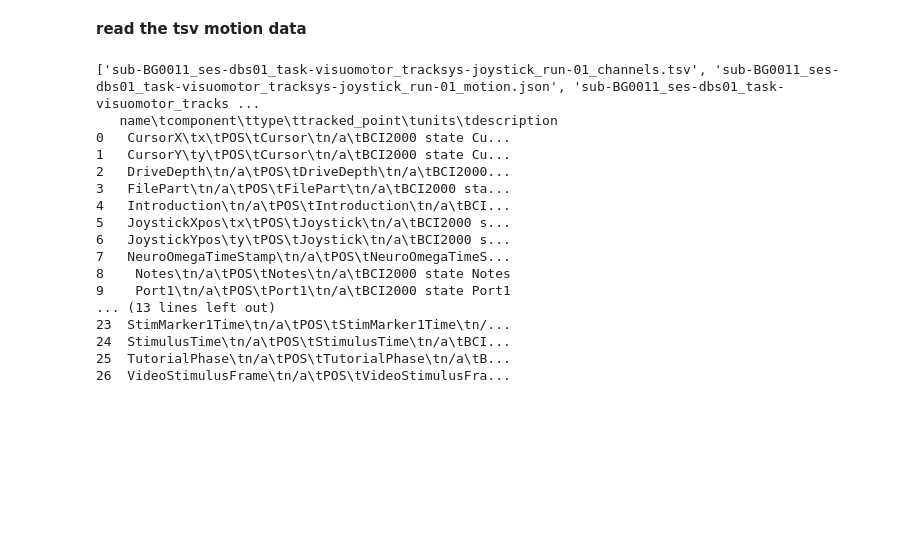
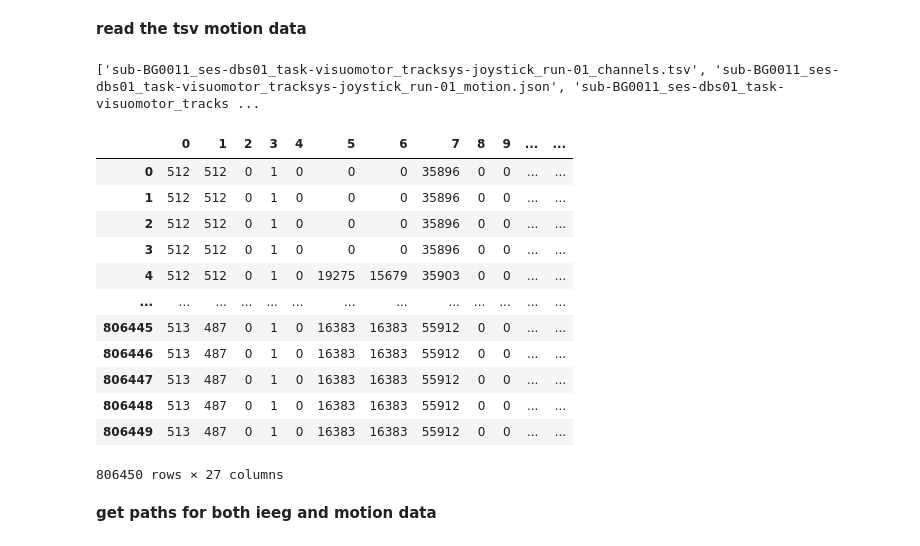
Before and after one commit to alexanderspeer/joystick_test_env, a Jupyter notebook: python_da/surgery_da/dbs_review.ipynb, the cells around one changed output. Saved outputs shown, nothing was run; the diff lists cells and outputs as text; code cells hidden in the pictures; blank space fills up the shorter version.

```diff
--- a/python_da/surgery_da/dbs_review.ipynb
+++ b/python_da/surgery_da/dbs_review.ipynb
@@ -183,32 +183,43 @@ a.u.                                   True           exported_as_ieeg
 # %% [markdown]
 **read the tsv motion data**
 # %%
+from IPython.display import display
+
 MOTION_PATH = os.path.join(DBS_case_path, "ses-dbs01/motion")
 
 print(os.listdir(MOTION_PATH))
 
-PATH_TO_MOTION_TSV = os.path.join(MOTION_PATH, "sub-BG0011_ses-dbs01_task-visuomotor_tracksys-joystick_run-01_channels.tsv" )
+PATH_TO_MOTION_TSV = os.path.join(MOTION_PATH, "sub-BG0011_ses-dbs01_task-visuomotor_tracksys-joystick_run-01_motion.tsv" )
 
-read_motion_tsv = pd.read_csv(PATH_TO_MOTION_TSV, sep="/t")
+read_motion_tsv = pd.read_csv(
+    PATH_TO_MOTION_TSV,
+    sep="\t",
+    header=None #you can specify a header so it doesn't disrupt your first row of data.
 
-print(read_motion_tsv)
+)
+
+# print(read_motion_tsv.head().style)
+
+# read_motion_tsv.head(10).style.format(precision=2).set_caption("Motion Data")
+
+
+display(read_motion_tsv)
 
 #json is just a record of what happened to the data when it was converted.
 # %% [output]
 ['sub-BG0011_ses-dbs01_task-visuomotor_tracksys-joystick_run-01_channels.tsv', 'sub-BG0011_ses-dbs01_task-visuomotor_tracksys-joystick_run-01_motion.json', 'sub-BG0011_ses-dbs01_task-visuomotor_tracks ...
-   name\tcomponent\ttype\ttracked_point\tunits\tdescription
-0   CursorX\tx\tPOS\tCursor\tn/a\tBCI2000 state Cu...
-1   CursorY\ty\tPOS\tCursor\tn/a\tBCI2000 state Cu...
-2   DriveDepth\tn/a\tPOS\tDriveDepth\tn/a\tBCI2000...
-3   FilePart\tn/a\tPOS\tFilePart\tn/a\tBCI2000 sta...
-4   Introduction\tn/a\tPOS\tIntroduction\tn/a\tBCI...
-5   JoystickXpos\tx\tPOS\tJoystick\tn/a\tBCI2000 s...
-6   JoystickYpos\ty\tPOS\tJoystick\tn/a\tBCI2000 s...
-7   NeuroOmegaTimeStamp\tn/a\tPOS\tNeuroOmegaTimeS...
-8    Notes\tn/a\tPOS\tNotes\tn/a\tBCI2000 state Notes
-9    Port1\tn/a\tPOS\tPort1\tn/a\tBCI2000 state Port1
-... (13 lines left out)
-23  StimMarker1Time\tn/a\tPOS\tStimMarker1Time\tn/...
-24  StimulusTime\tn/a\tPOS\tStimulusTime\tn/a\tBCI...
-25  TutorialPhase\tn/a\tPOS\tTutorialPhase\tn/a\tB...
-26  VideoStimulusFrame\tn/a\tPOS\tVideoStimulusFra...
+|  | 0 | 1 | 2 | 3 | 4 | 5 | 6 | 7 | 8 | 9 | ... | ... |
+| 0 | 512 | 512 | 0 | 1 | 0 | 0 | 0 | 35896 | 0 | 0 | ... | ... |
+| 1 | 512 | 512 | 0 | 1 | 0 | 0 | 0 | 35896 | 0 | 0 | ... | ... |
+| 2 | 512 | 512 | 0 | 1 | 0 | 0 | 0 | 35896 | 0 | 0 | ... | ... |
+| 3 | 512 | 512 | 0 | 1 | 0 | 0 | 0 | 35896 | 0 | 0 | ... | ... |
+| 4 | 512 | 512 | 0 | 1 | 0 | 19275 | 15679 | 35903 | 0 | 0 | ... | ... |
+| ... | ... | ... | ... | ... | ... | ... | ... | ... | ... | ... | ... | ... |
+| 806445 | 513 | 487 | 0 | 1 | 0 | 16383 | 16383 | 55912 | 0 | 0 | ... | ... |
+| 806446 | 513 | 487 | 0 | 1 | 0 | 16383 | 16383 | 55912 | 0 | 0 | ... | ... |
+| 806447 | 513 | 487 | 0 | 1 | 0 | 16383 | 16383 | 55912 | 0 | 0 | ... | ... |
+| 806448 | 513 | 487 | 0 | 1 | 0 | 16383 | 16383 | 55912 | 0 | 0 | ... | ... |
+| 806449 | 513 | 487 | 0 | 1 | 0 | 16383 | 16383 | 55912 | 0 | 0 | ... | ... |
+806450 rows × 27 columns
+# %% [markdown]
+**get paths for both ieeg and motion data**
```
Also changed, not shown: parts of 1 cell of this notebook.
